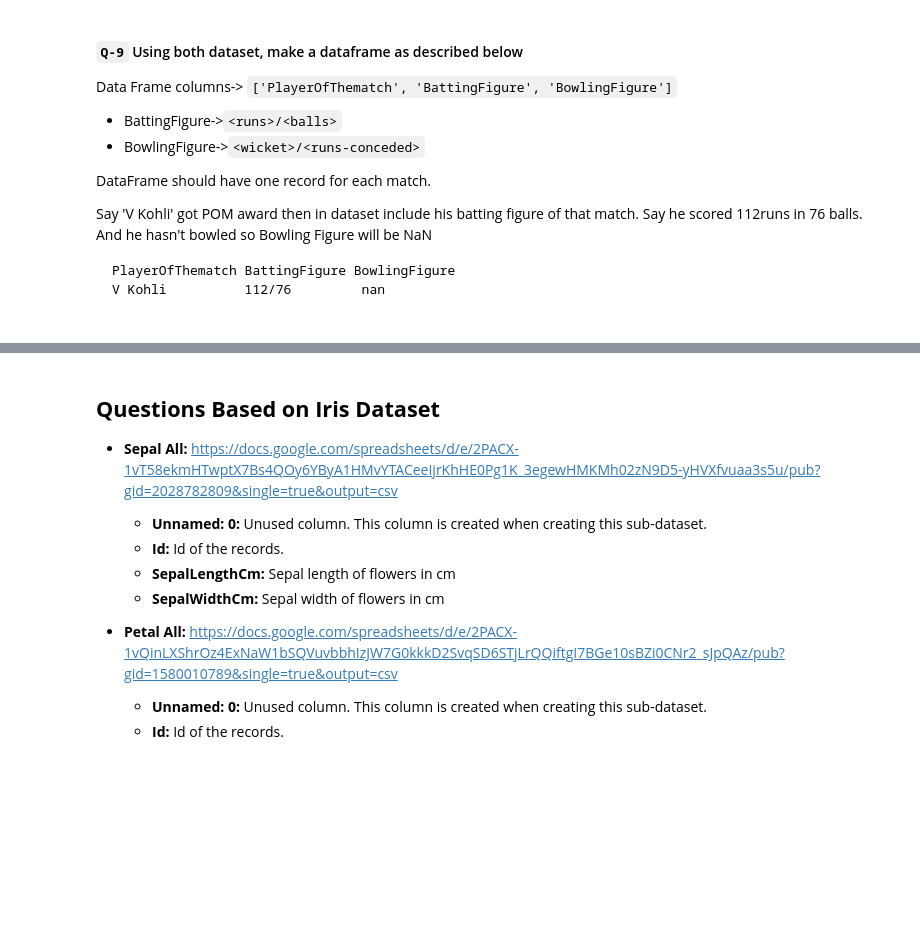
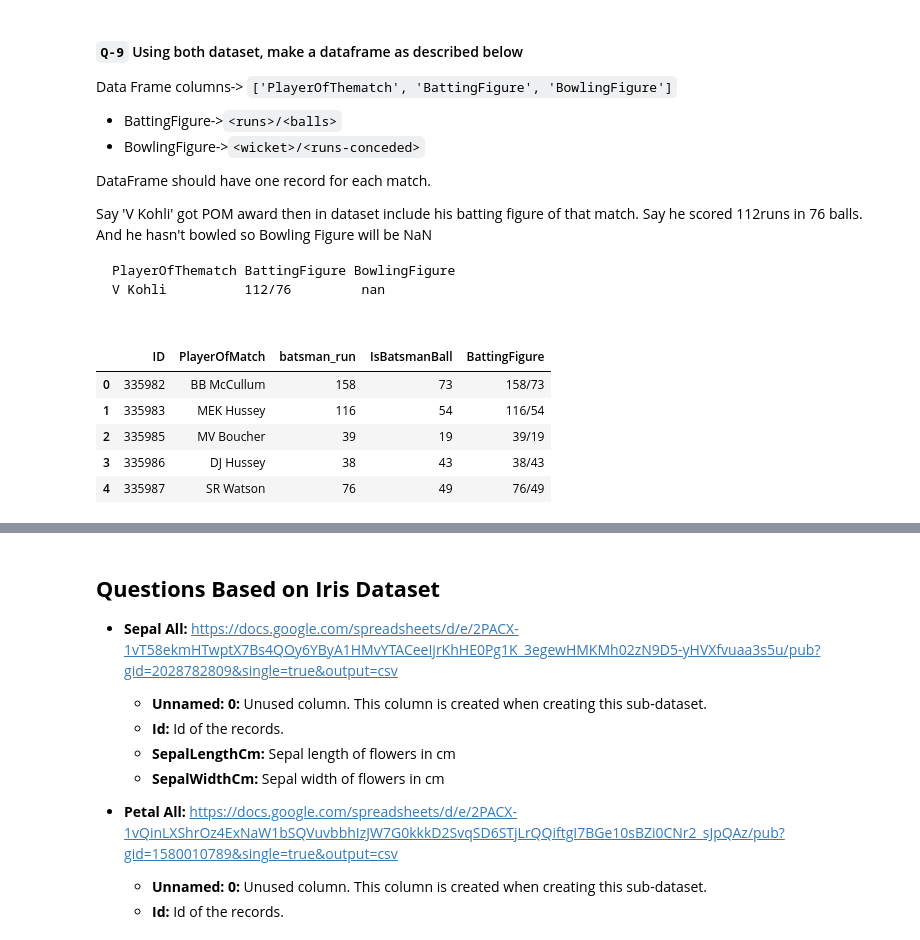
Before and after one commit to Sonalikasingh17/Python_Revision, a Jupyter notebook: Task_20.ipynb, the cells around one changed output, grey strips where cells are left out. Cells and saved outputs as stored; diff of their text form; code cells hidden in the pictures; blank space fills up the shorter version.

```diff
--- a/Task_20.ipynb
+++ b/Task_20.ipynb
@@ -315,0 +298,16 @@ V Kohli          112/76         nan
+# %%
+# code here
+df = balls.merge(matches[["ID", "Player_of_Match"]], on="ID")
+batterdf = df[df.batter == df.Player_of_Match].copy()
+batterdf["IsBatsmanBall"] = batterdf["extra_type"].apply(lambda x: 1 if x != "wides" else 0)
+batter = batterdf.groupby(["ID", "batter"], as_index=False)[["batsman_run", "IsBatsmanBall"]].sum()
+batter["BattingFigure"] = batter[["batsman_run", "IsBatsmanBall"]].apply(lambda x: '/'.join(map(str, x.values)), axis = 1)
+batter.rename(columns = {"batter": "PlayerOfMatch"}, inplace = True)
+batter.head()
+# %% [output]
+|  | ID | PlayerOfMatch | batsman_run | IsBatsmanBall | BattingFigure |
+| 0 | 335982 | BB McCullum | 158 | 73 | 158/73 |
+| 1 | 335983 | MEK Hussey | 116 | 54 | 116/54 |
+| 2 | 335985 | MV Boucher | 39 | 19 | 39/19 |
+| 3 | 335986 | DJ Hussey | 38 | 43 | 38/43 |
+| 4 | 335987 | SR Watson | 76 | 49 | 76/49 |
```
Also changed, not shown: parts of 15 cells of this notebook, 1 other file.
